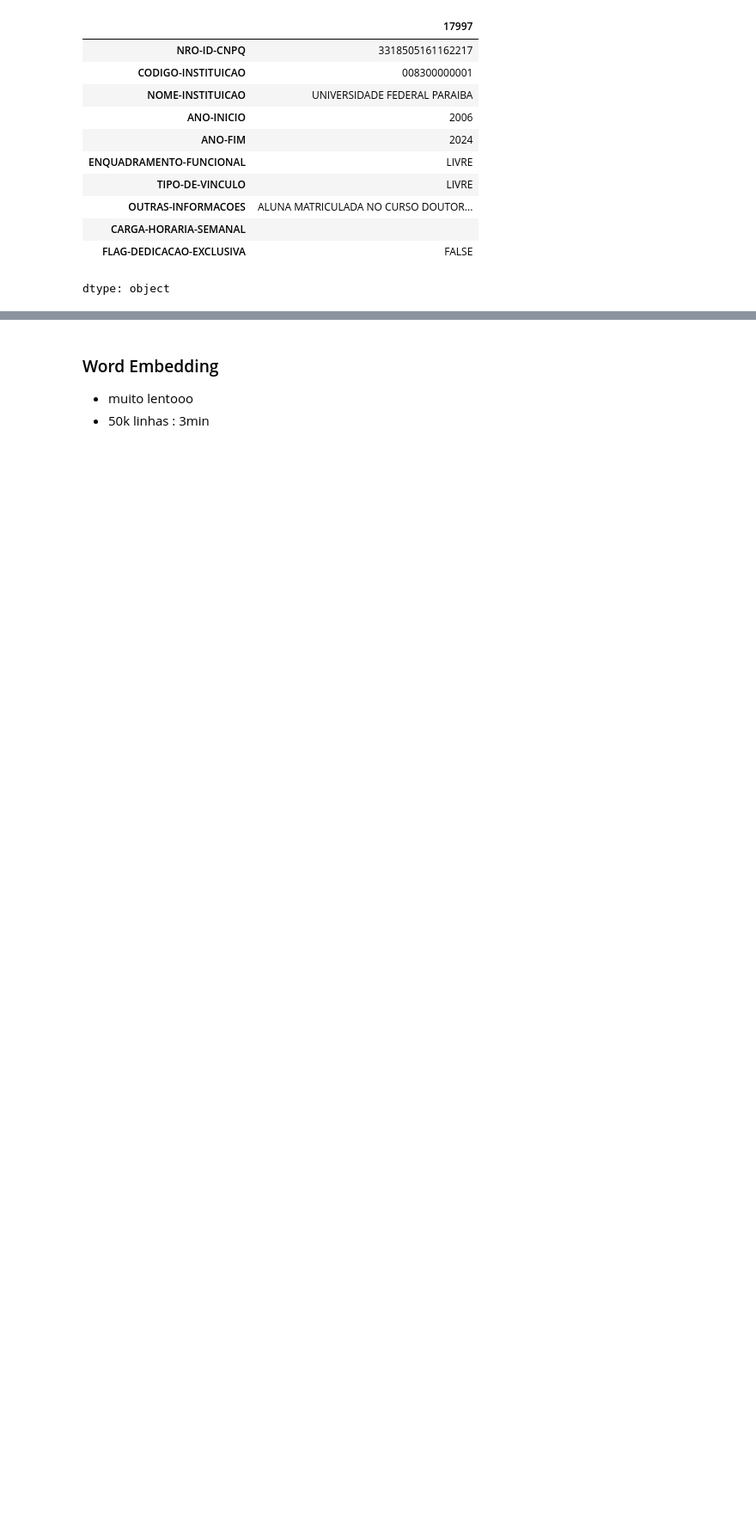
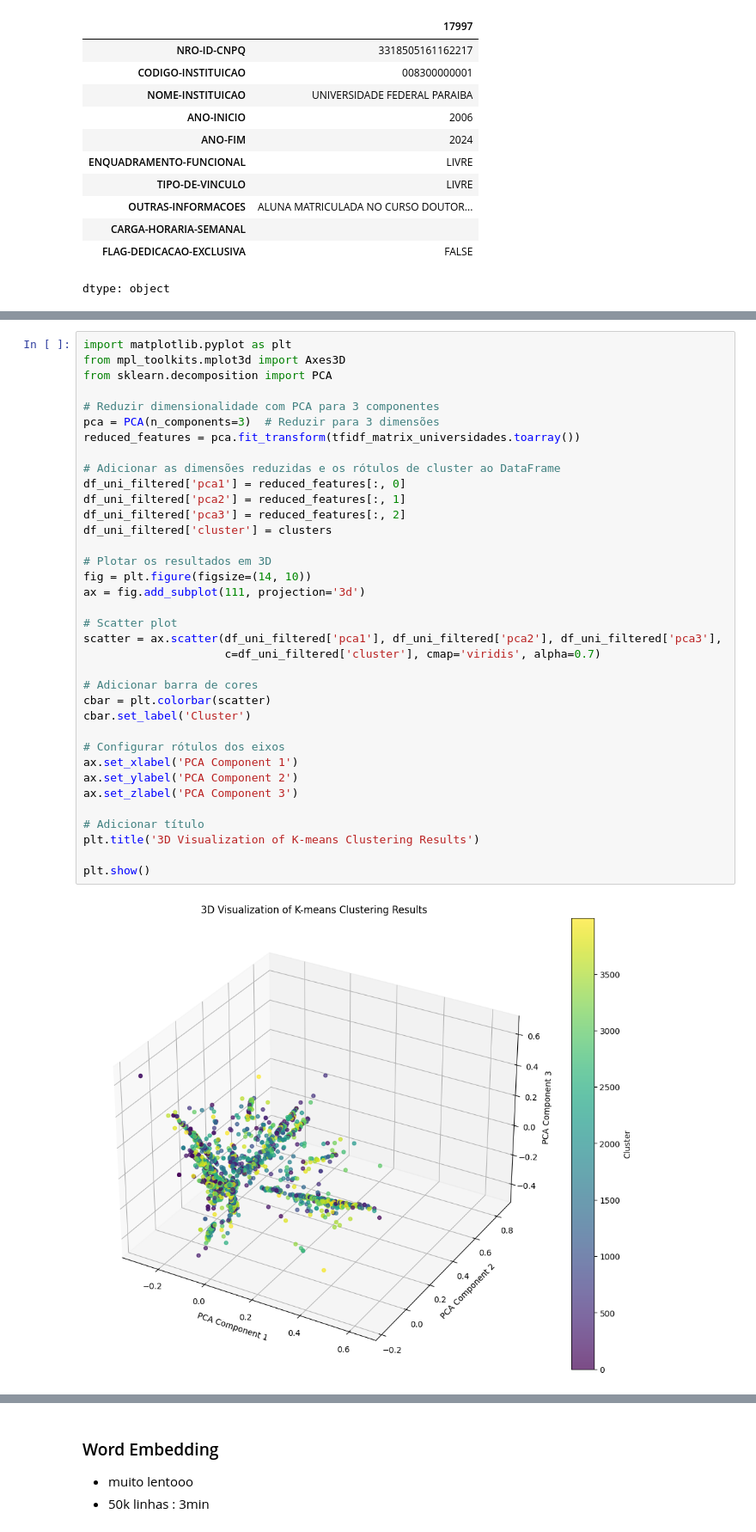
Before and after one commit to ysngwn/mqa, a Jupyter notebook: mqa_1.ipynb, the cells around one changed output, grey strips where cells are left out. Shown at 86% size. Cells and saved outputs as stored; diff of their text form; blank space fills up the shorter version.

```diff
--- a/mqa_1.ipynb
+++ b/mqa_1.ipynb
@@ -330,0 +452,38 @@ dtype: object
+# %%
+import matplotlib.pyplot as plt
+from mpl_toolkits.mplot3d import Axes3D
+from sklearn.decomposition import PCA
+
+# Reduzir dimensionalidade com PCA para 3 componentes
+pca = PCA(n_components=3)  # Reduzir para 3 dimensões
+reduced_features = pca.fit_transform(tfidf_matrix_universidades.toarray())
+
+# Adicionar as dimensões reduzidas e os rótulos de cluster ao DataFrame
+df_uni_filtered['pca1'] = reduced_features[:, 0]
+df_uni_filtered['pca2'] = reduced_features[:, 1]
+df_uni_filtered['pca3'] = reduced_features[:, 2]
+df_uni_filtered['cluster'] = clusters
+
+# Plotar os resultados em 3D
+fig = plt.figure(figsize=(14, 10))
+ax = fig.add_subplot(111, projection='3d')
+
+# Scatter plot
+scatter = ax.scatter(df_uni_filtered['pca1'], df_uni_filtered['pca2'], df_uni_filtered['pca3'],
+                     c=df_uni_filtered['cluster'], cmap='viridis', alpha=0.7)
+
+# Adicionar barra de cores
+cbar = plt.colorbar(scatter)
+cbar.set_label('Cluster')
+
+# Configurar rótulos dos eixos
+ax.set_xlabel('PCA Component 1')
+ax.set_ylabel('PCA Component 2')
+ax.set_zlabel('PCA Component 3')
+
+# Adicionar título
+plt.title('3D Visualization of K-means Clustering Results')
+
+plt.show()
+# %% [output]
+[figure, added]
```
Also changed, not shown: parts of 10 cells of this notebook.
